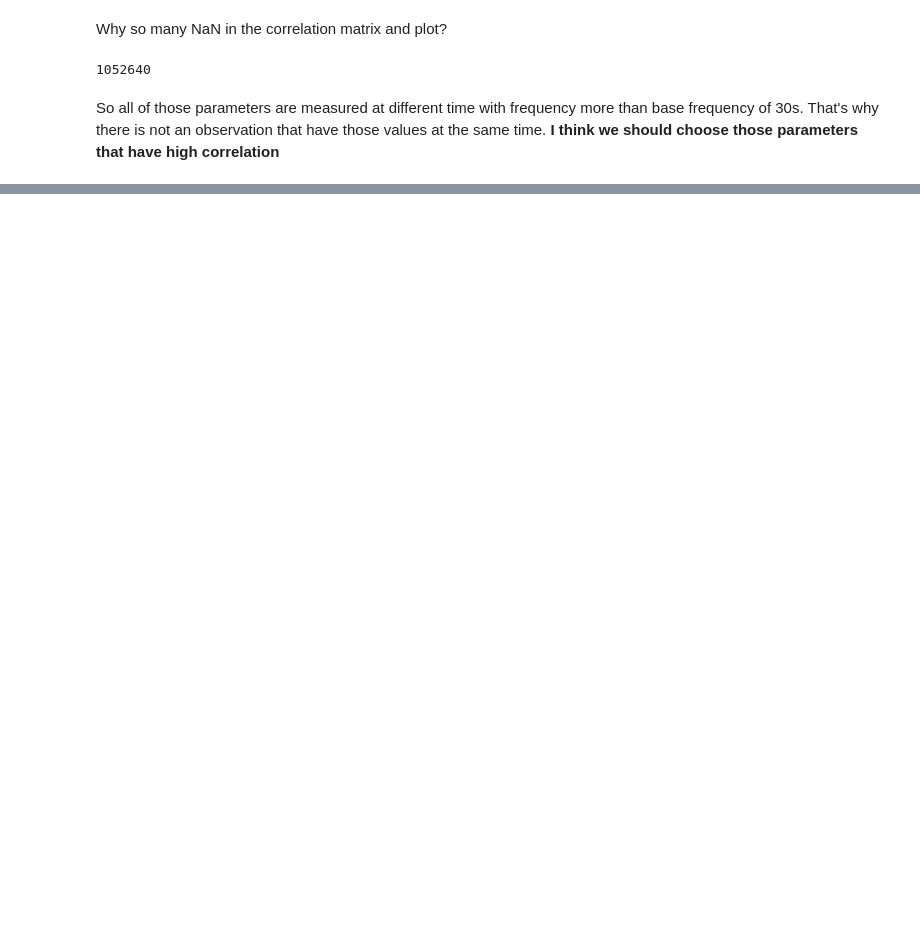
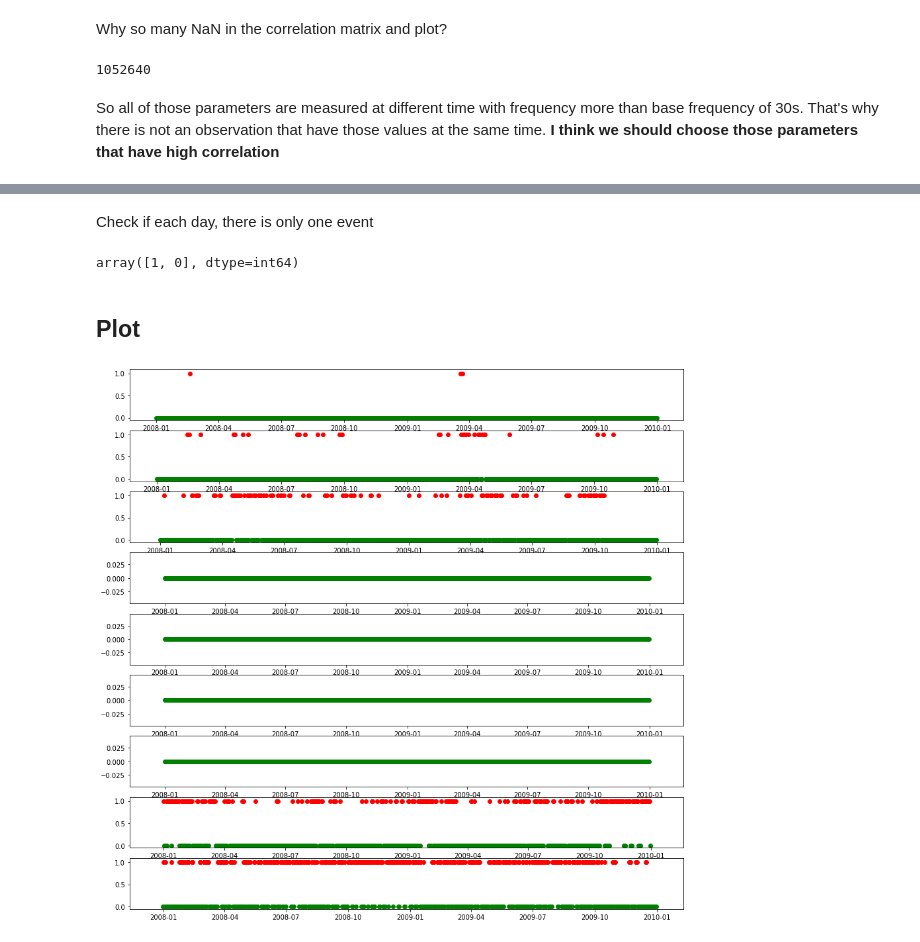
Before and after one commit to vietle94/NPF-smearII, a Jupyter notebook: Project.ipynb, the cells around one changed output, grey strips where cells are left out. Saved outputs shown, nothing was run; the diff lists cells and outputs as text; code cells hidden in the pictures; blank space fills up the shorter version.

Commit message:
load, initial analysis of event and condensation data

```diff
--- a/Project.ipynb
+++ b/Project.ipynb
@@ -42,3 +45,8 @@ import seaborn as sns
 # %%
 df = pd.read_csv('fulldata.csv', parse_dates = ['Time'])
 df.columns = [x if x == "Time" else x[9:] for x in df.columns] # Remove unnecessary part in column names
+# %%
+event = pd.read_csv('Event_classification_2004-2014.csv', parse_dates = ['Date'])
+condense = pd.read_csv('CS_2004_2014.csv', parse_dates = ['times'])
+condense.rename(columns = {'times' : 'Time'}, inplace = True)
+event.rename(columns = {'Date' : 'Time'}, inplace = True)
@@ -45,3 +55,6 @@ df.columns = [x if x == "Time" else x[9:] for x in df.columns] # Remove unnecess
+# %%
+condense = condense[(condense.Time >= pd.Timestamp(2008,1,1)) & (condense.Time < pd.Timestamp(2010,1,1))]
+event = event[(event.Time >= pd.Timestamp(2008,1,1)) & (event.Time < pd.Timestamp(2010,1,1))]
 # %% [markdown]
 # Check data
 # %%
@@ -152,0 +218,15 @@ So all of those parameters are measured at different time with frequency more th
+# %% [markdown]
+Check if each day, there is only one event
+# %%
+event.sum(axis = 1).unique()
+# %% [output]
+array([1, 0], dtype=int64)
+# %% [markdown]
+## Plot
+# %%
+fig, ax = plt.subplots(9, figsize = (15, 15))
+for i, value in enumerate(event.columns.values[1:]):
+    ax[i].scatter(event[event[value] ==1]["Time"], event[event[value] ==1][value], c = "r")
+    ax[i].scatter(event[event[value] ==0]["Time"], event[event[value] ==0][value], c = "green")
+# %% [output]
+[figure, added]
```
Also changed, not shown: parts of 19 cells of this notebook.
